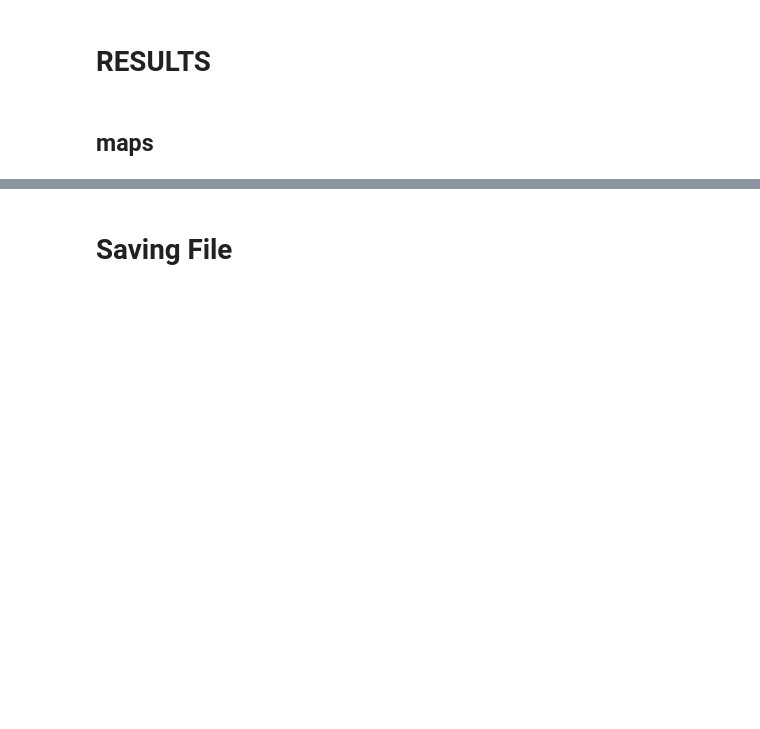
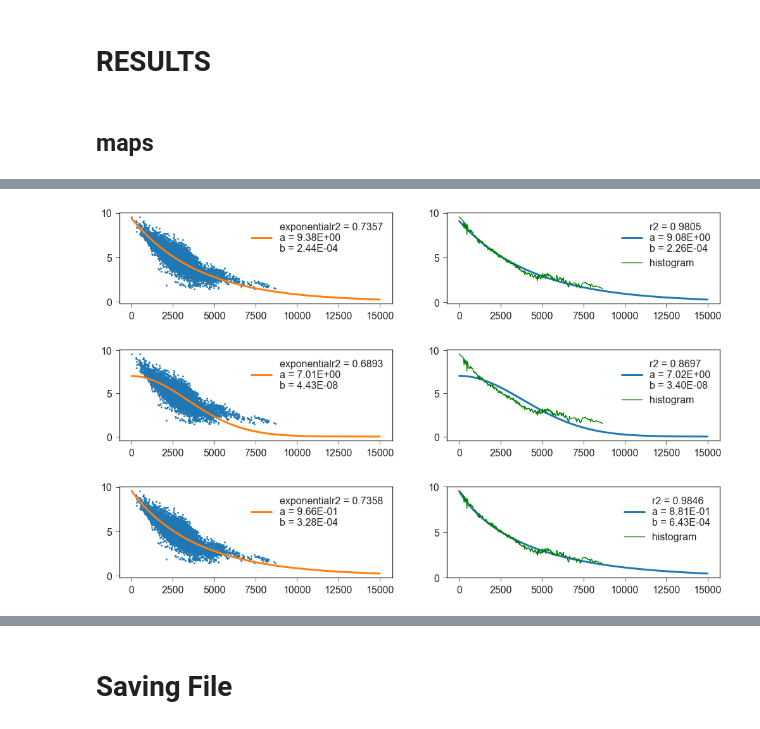
Before and after one commit to CityChrone/public-transport-analysis, a Jupyter notebook: public-transport-city.ipynb, the cells around one changed output, grey strips where cells are left out. Drawn from its saved outputs; the diff is of its cells as text; code cells hidden in the pictures; blank space fills up the shorter version.

```diff
--- a/public-transport-city.ipynb
+++ b/public-transport-city.ipynb
@@ -338,0 +372,16 @@ Sociality Score
+# %%
+startPoint = gtfsDB['points'].find({'city':city},sort=[('socialityScore.avg',-1)])[0]
+
+if 'arrayCC' not in locals():
+    arrayCC = makeArrayConnections(gtfsDB, 0, city)
+if 'arraySP' not in locals():
+    arraySP = listPointsStopsN(gtfsDB, city)
+
+timeListSec = [x*3600. for x in timeList]
+timeDist = coumputeAvgTimeDistance(startPoint, timeListSec, arrayCC, arraySP, gtfsDB, city)
+for pos, tDist in enumerate(timeDist):
+    gtfsDB["points"].update_one({'pos':pos, 'city':city},{'$set':{'tSocDist':tDist}})
+timeDist
+pointsList = list(gtfsDB['points'].find({'city':city},{'pointN':0, 'stopN':0}))
+res = reduceGeojsonInShell(pointsList,'tSocDist')
+res[1]
@@ -338,0 +401,13 @@ Sociality Score
+# %%
+imp.reload(libAnalysis)
+from libAnalysis import fitAndPlot, expon, gauss, giveVarExpon
+
+maxValue = gtfsDB['points'].find({'city':city}, sort=[(('velocityScore.avg',-1))])[0]["velocityScore"]["avg"]
+functVarExp =  giveVarExpon(maxValue)
+fitAndPlot('velocityScore','tVelDist', gtfsDB, city, expon, p0 = [12,0.0001], nameFunc = "exponential")
+fitAndPlot('velocityScore','tVelDist', gtfsDB, city, gauss, p0 = [12,0.000001], nameFunc = "exponential")
+fitAndPlot('velocityScore','tVelDist', gtfsDB, city, functVarExp, p0 = [1,0.0001], nameFunc = "exponential");
+# %% [output]
+[figure, added]
+[figure, added]
+[figure, added]
```
Also changed, not shown: parts of 15 cells of this notebook, 6 other files.
